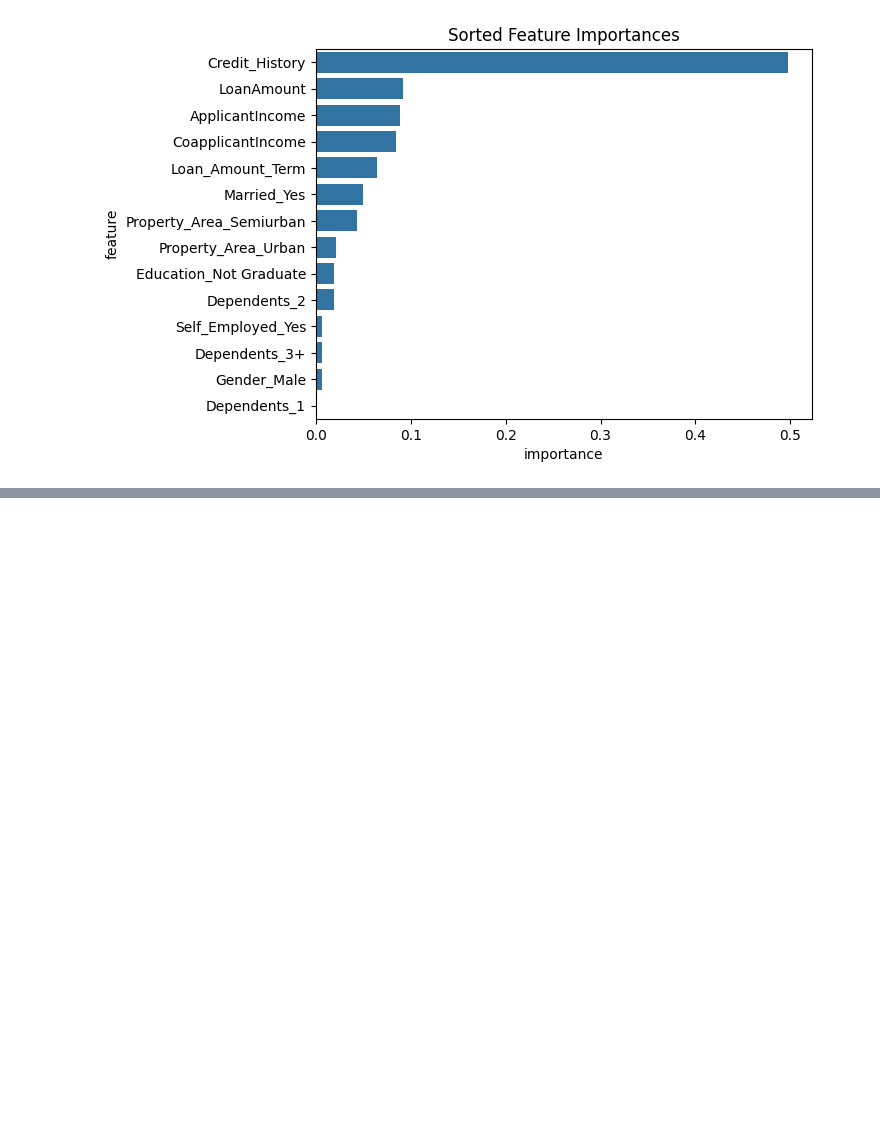
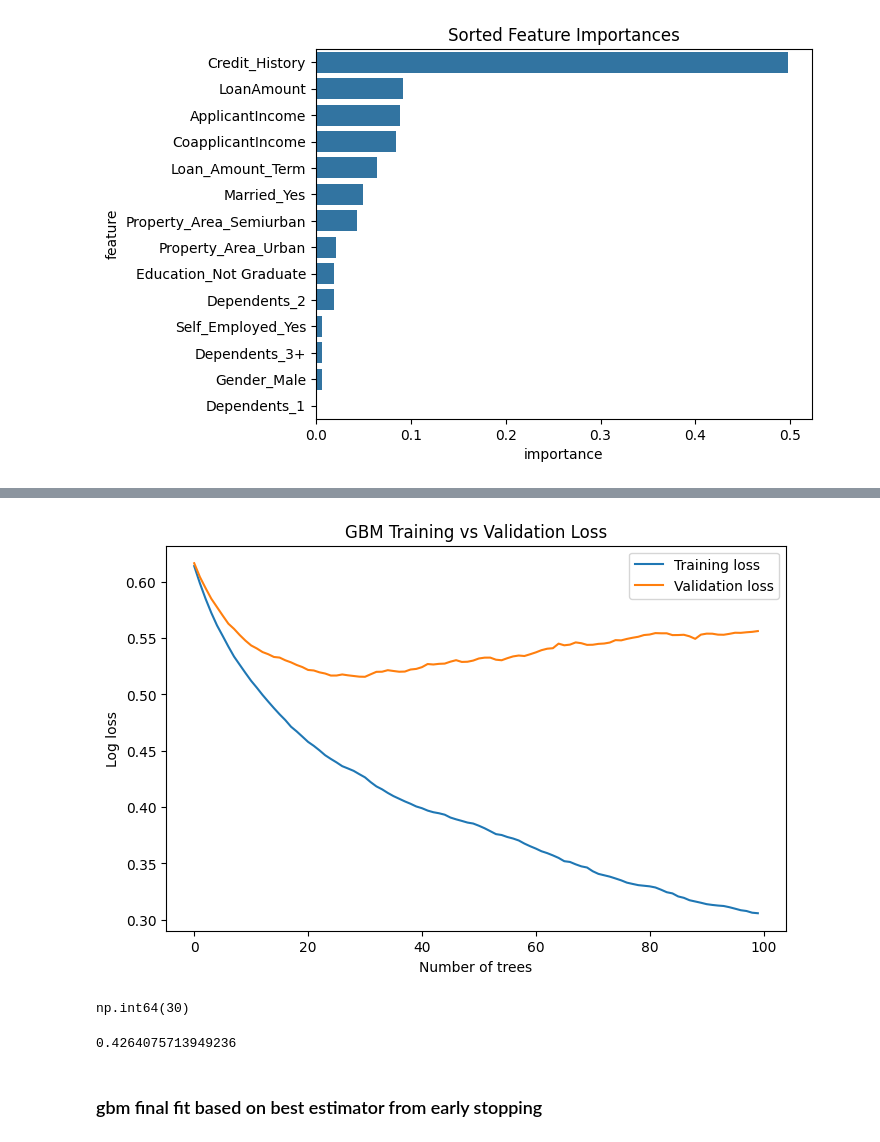
Before and after one commit to EdwinVivek/ML-hands-on-notebooks, a Jupyter notebook: Tree and Ensemble/tree_classification.ipynb, the cells around one changed output, grey strips where cells are left out. Saved outputs shown, nothing was run; the diff lists cells and outputs as text; code cells hidden in the pictures; blank space fills up the shorter version.

Commit message:
added gbm model

```diff
--- a/Tree and Ensemble/tree_classification.ipynb
+++ b/Tree and Ensemble/tree_classification.ipynb
@@ -1079,0 +1164,21 @@ Text(0.5, 1.0, 'Sorted Feature Importances')
+# %%
+from sklearn.model_selection import train_test_split
+
+X_tr, X_val, y_tr, y_val = train_test_split(
+    x_train, y_train,
+    test_size=0.2,
+    random_state=42,
+    stratify=y_train
+)
+
+gbm2 = GradientBoostingClassifier(
+    max_depth=3,
+    learning_rate=0.05,
+    n_estimators=100,
+    subsample=0.9,
+    verbose=1,
+    #n_iter_no_change=10,
+    random_state=42
+)
+
+gbm2.fit(X_tr, y_tr)
@@ -1079,0 +1208,35 @@ Text(0.5, 1.0, 'Sorted Feature Importances')
+# %%
+from sklearn.metrics import log_loss
+import matplotlib.pyplot as plt
+
+train_losses = []
+val_losses = []
+
+for y_tr_pred, y_val_pred in zip(
+        gbm2.staged_predict_proba(X_tr),
+        gbm2.staged_predict_proba(X_val)):
+
+    train_losses.append(log_loss(y_tr, y_tr_pred))
+    val_losses.append(log_loss(y_val, y_val_pred))
+
+
+plt.figure(figsize=(8, 5))
+plt.plot(train_losses, label="Training loss")
+plt.plot(val_losses, label="Validation loss")
+plt.xlabel("Number of trees")
+plt.ylabel("Log loss")
+plt.legend()
+plt.title("GBM Training vs Validation Loss")
+plt.show()
+# %% [output]
+[figure, added]
+# %%
+np.argmin(val_losses)
+# %% [output]
+np.int64(30)
+# %%
+train_losses[30]
+# %% [output]
+0.4264075713949236
+# %% [markdown]
+### gbm final fit based on best estimator from early stopping
```
Also changed, not shown: parts of 17 cells of this notebook.
